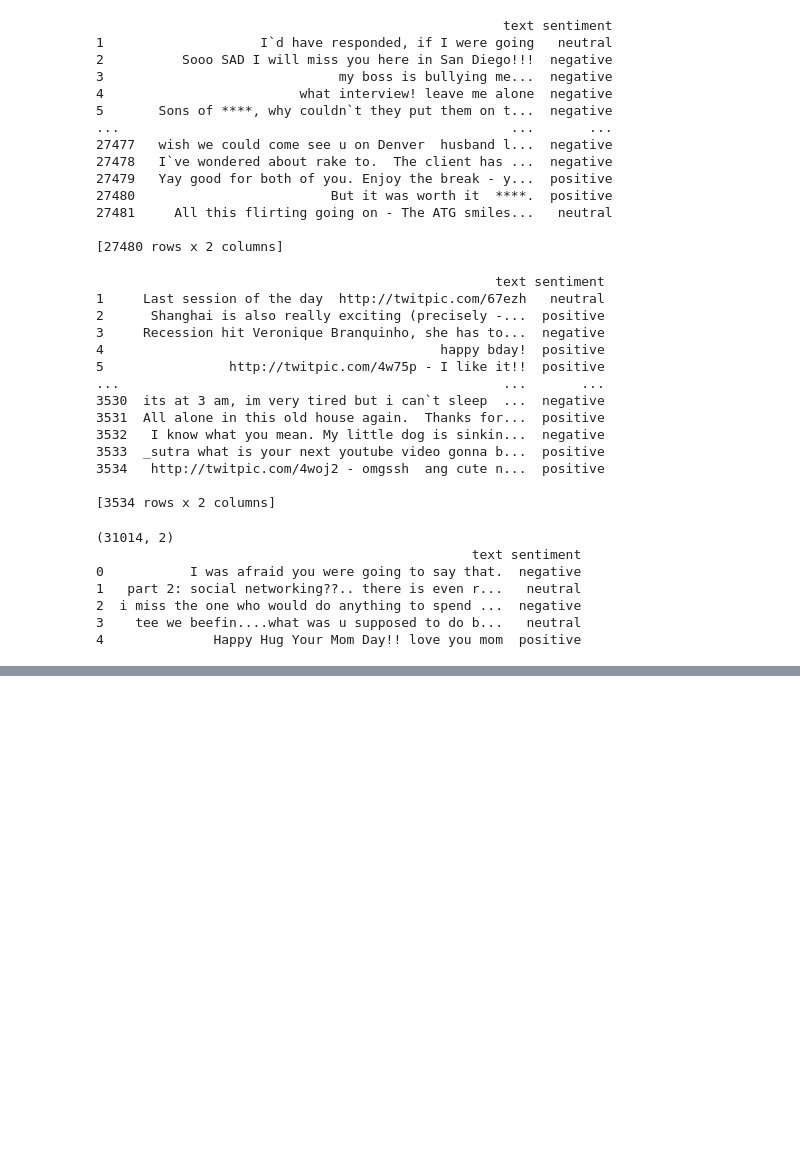
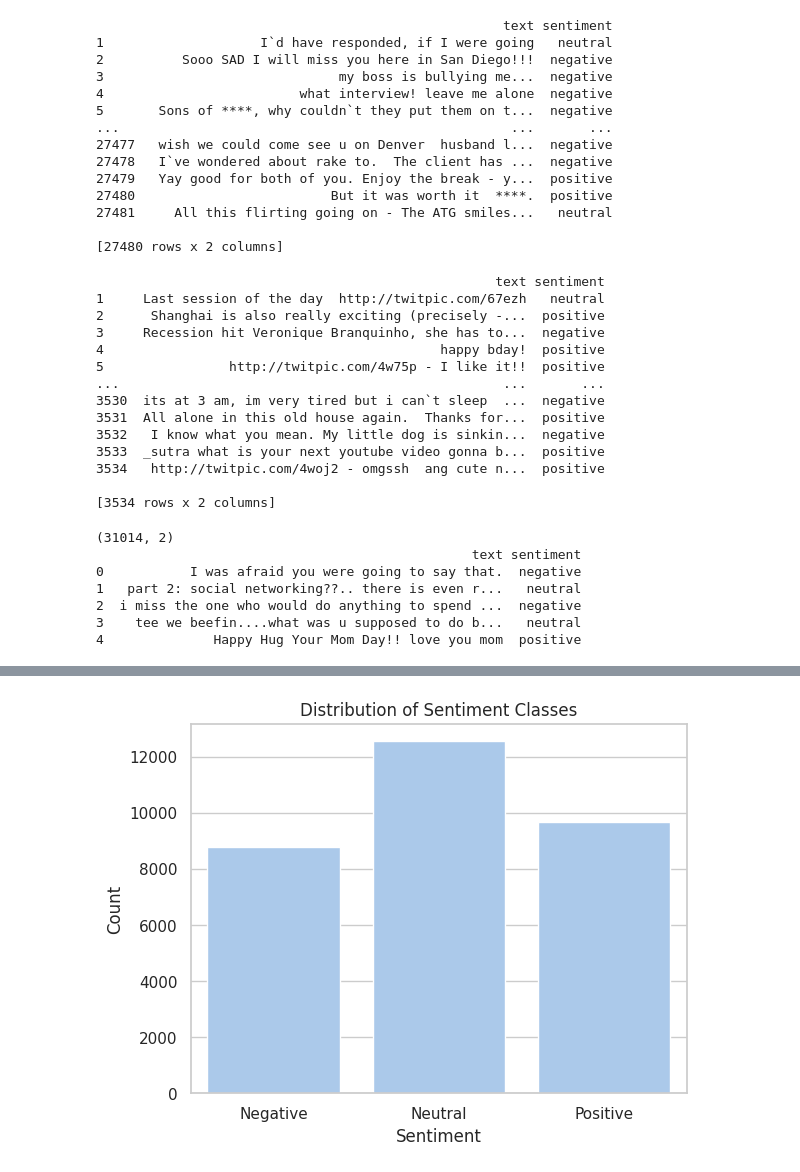
Before and after one commit to ParthKhiriya/Sentiment_Analysis_PRML_Project, a Jupyter notebook: Sentiment_Classification.ipynb, the cells around one changed output, grey strips where cells are left out. Cells and saved outputs as stored; diff of their text form; code cells hidden in the pictures; blank space fills up the shorter version.

```diff
--- a/Sentiment_Classification.ipynb
+++ b/Sentiment_Classification.ipynb
@@ -13,12 +15,25 @@ from textblob import TextBlob
 import nltk
 from nltk.tokenize import word_tokenize
 from nltk.stem import PorterStemmer
+from nltk.stem import WordNetLemmatizer
+nltk.download('wordnet')  # required for lemmatizer
+nltk.download('punkt')
+nltk.download('punkt_tab')
 from nltk.corpus import stopwords
 nltk.download('stopwords')
-stop_words = set(stopwords.words('english'))
+stop_words = set(stopwords.words('english')) - {'not', 'no', "don't", "didn't", "won't", "isn't", "aren't"}
 from wordcloud import WordCloud
 from sklearn.feature_extraction.text import CountVectorizer
+from sklearn.feature_extraction.text import TfidfVectorizer
 from sklearn.model_selection import train_test_split
 from sklearn.linear_model import LogisticRegression
-from sklearn.metrics import accuracy_score, classification_report, confusion_matrix, ConfusionMatrixDisplay
+from sklearn.linear_model import LinearRegression
+from sklearn.svm import SVC
+from sklearn.naive_bayes import MultinomialNB
+from xgboost import XGBClassifier
+from sklearn.tree import DecisionTreeClassifier
+from sklearn.ensemble import RandomForestClassifier
+from sklearn.metrics import accuracy_score, classification_report, confusion_matrix, ConfusionMatrixDisplay, r2_score
+import joblib
+from google.colab import files
 # %% [output]
@@ -452,0 +252,79 @@ files.download('accuracies.pkl')
+# %%
+# Create a copy for EDA
+df_eda = df.copy()
+
+# 1. Sentiment Class Distribution
+import seaborn as sns
+import matplotlib.pyplot as plt
+sns.set_theme(style="whitegrid", palette="pastel")
+
+sns.countplot(data=df_eda, x='sentiment')
+plt.title('Distribution of Sentiment Classes')
+plt.xticks([0, 1, 2], ['Negative', 'Neutral', 'Positive'])
+plt.xlabel('Sentiment')
+plt.ylabel('Count')
+plt.show()
+
+# 2. Tweet Length Distributions
+df_eda['tweet_length'] = df_eda['text'].apply(len)
+
+plt.figure(figsize=(10,5))
+sns.histplot(df_eda['tweet_length'], bins=30, kde=True)
+plt.title("Tweet Length Distribution")
+plt.xlabel("Number of Characters in Tweet")
+plt.ylabel("Frequency")
+plt.show()
+
+# 3. Word clouds for each sentiment
+from wordcloud import WordCloud
+import builtins
+
+for i, label in builtins.zip([0, 1, 2], ['Negative', 'Neutral', 'Positive']):
+    text = " ".join(df_eda[df_eda['sentiment'] == i]['cleaned_text'])
+    wc = WordCloud(width=800, height=400, background_color='white').generate(text)
+    plt.figure(figsize=(10,5))
+    plt.imshow(wc, interpolation='bilinear')
+    plt.axis('off')
+    plt.title(f'Word Cloud for {label} Sentiment')
+    plt.show()
+
+# 4. Most frequent words
+from collections import Counter
+import nltk
+from nltk.tokenize import word_tokenize
+
+def get_top_words(texts, n=20):
+    all_words = ' '.join(texts).split()
+    return Counter(all_words).most_common(n)
+
+for i, label in builtins.zip([0, 1, 2], ['Negative', 'Neutral', 'Positive']):
+    top_words = get_top_words(df_eda[df_eda['sentiment'] == i]['cleaned_text'])
+    words, counts = builtins.zip(*top_words)
+
+    plt.figure(figsize=(10,4))
+    sns.barplot(x=list(counts), y=list(words))
+    plt.title(f'Top Words in {label} Sentiment Tweets')
+    plt.xlabel("Count")
+    plt.ylabel("Words")
+    plt.show()
+
+# 5. Tweet length vs sentiment
+sns.boxplot(data=df_eda, x='sentiment', y='tweet_length')
+plt.xticks([0, 1, 2], ['Negative', 'Neutral', 'Positive'])
+plt.title("Tweet Length by Sentiment")
+plt.xlabel("Sentiment")
+plt.ylabel("Length of Tweet")
+plt.show()
+
+# 6. Sentiment Polarity
+df_eda['polarity'] = df_eda['text'].apply(lambda x: TextBlob(x).sentiment.polarity)
+
+sns.kdeplot(data=df_eda, x='polarity', hue='sentiment', fill=True, common_norm=False, palette="Set2")
+plt.xticks([-1, 0, 1])
+plt.title('Distribution of Polarity Scores by Sentiment')
+plt.xlabel("Polarity")
+plt.ylabel("Density")
+plt.legend(labels=['Negative', 'Neutral', 'Positive'])
+plt.show()
+# %% [output]
+[figure, added]
```
Also changed, not shown: parts of 52 cells of this notebook.
